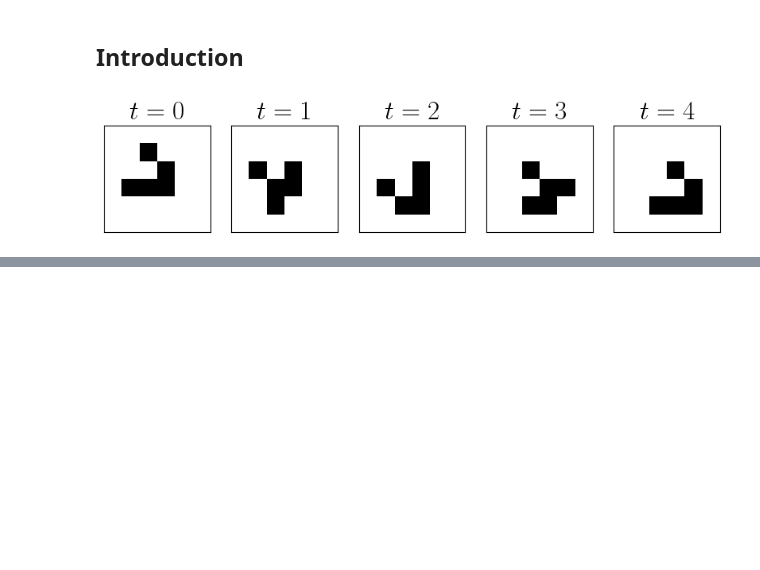
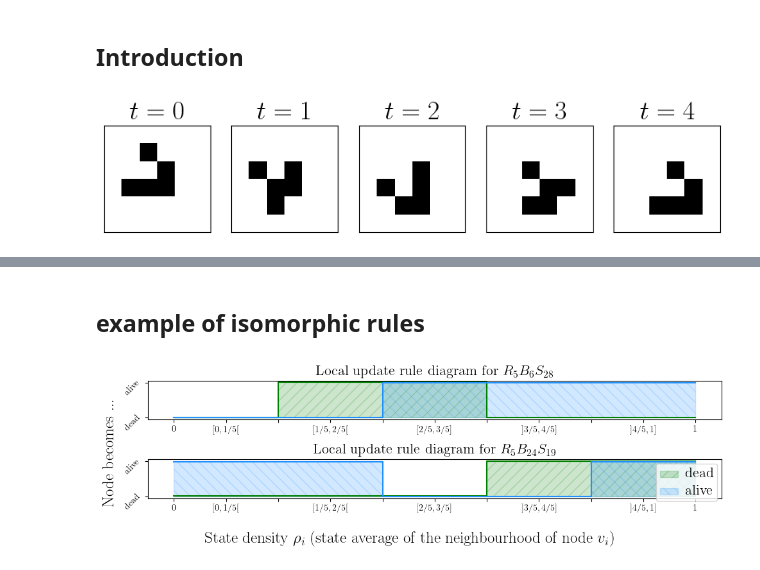
Before and after one commit to mrollier/network_automata_robustness, a Jupyter notebook: manuscript/generate_figures.ipynb, the cells around one changed output, grey strips where cells are left out. Saved outputs shown, nothing was run; the diff lists cells and outputs as text; code cells hidden in the pictures; blank space fills up the shorter version.

```diff
--- a/manuscript/generate_figures.ipynb
+++ b/manuscript/generate_figures.ipynb
@@ -51,0 +109,61 @@ if SAVEFIG:
+# %% [markdown]
+## example of isomorphic rules
+# %%
+SAVEFIG = False
+savename = 'compare-two-iso-rules.jpg'
+
+# local update rule diagram
+def binary_indices(n: int) -> list:
+    """
+    Returns a list of indices where bits are 1 in the binary representation of n.
+    """
+    return [i for i, bit in enumerate(bin(n)[:1:-1]) if bit == '1']
+
+resolution = 5
+
+# first model
+beta = 6
+sigma = 28
+born_if = binary_indices(beta)
+survive_if = binary_indices(sigma)
+model = LLNA(resolution, x=born_if, y=survive_if, iso=True)
+
+# second model
+beta_iso = 2**resolution - 1 - np.sum([2**(resolution-1-i) for i in survive_if])
+sigma_iso = 2**resolution - 1 - np.sum([2**(resolution-1-i) for i in born_if])
+born_if_iso = binary_indices(beta_iso)
+survive_if_iso = binary_indices(sigma_iso)
+model_iso = LLNA(resolution, x=born_if_iso, y=survive_if_iso, iso=True)
+
+# plot both diagrams
+fig, axs = plt.subplots(2,1,figsize=(10,3))
+model.diagram(ax=axs[0])
+model_iso.diagram(ax=axs[1])
+
+# delete separate ax labels
+axs[0].set_ylabel(None)
+axs[1].set_ylabel(None)
+axs[0].set_xlabel(None)
+axs[1].set_xlabel(None)
+
+# rewrite ax titles
+size=16
+axs[0].set_title(fr"Local update rule diagram for {model.__str__(latex=True)}", fontsize=size)
+axs[1].set_title(fr"Local update rule diagram for {model_iso.__str__(latex=True)}", fontsize=size)
+
+# Change some legend props after the legend is created
+axs[0].legend().remove()
+for text in axs[1].legend().get_texts():
+    text.set_fontsize(size)  # Change legend font size
+
+size=18
+# fig.suptitle("Local update rule diagrams", fontsize=size)
+fig.supxlabel(fr'State density $\rho_i$ (state average of the neighbourhood of node $v_i$)', fontsize=size)
+fig.supylabel(fr'Node becomes ...', fontsize=size)
+
+fig.tight_layout()
+
+if SAVEFIG:
+    plt.savefig(f'figures/{savename}', bbox_inches='tight')
+# %% [output]
+[figure, added]
```
Also changed, not shown: parts of 5 cells of this notebook, 3 other files.
